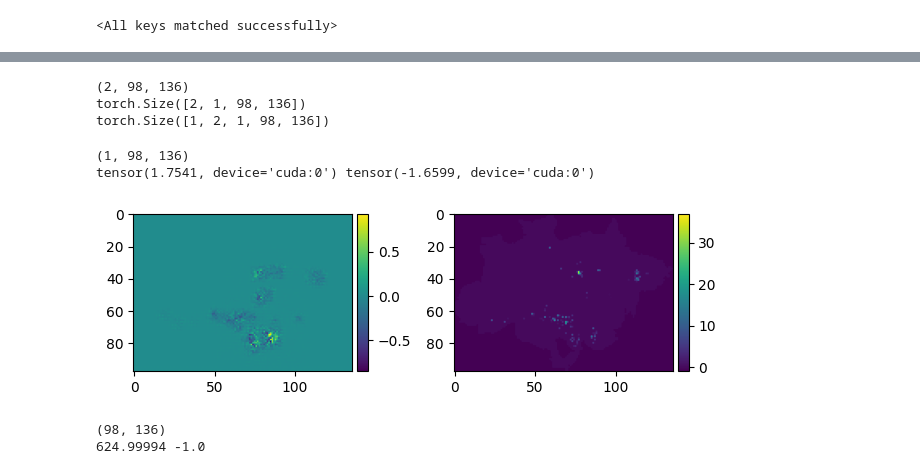
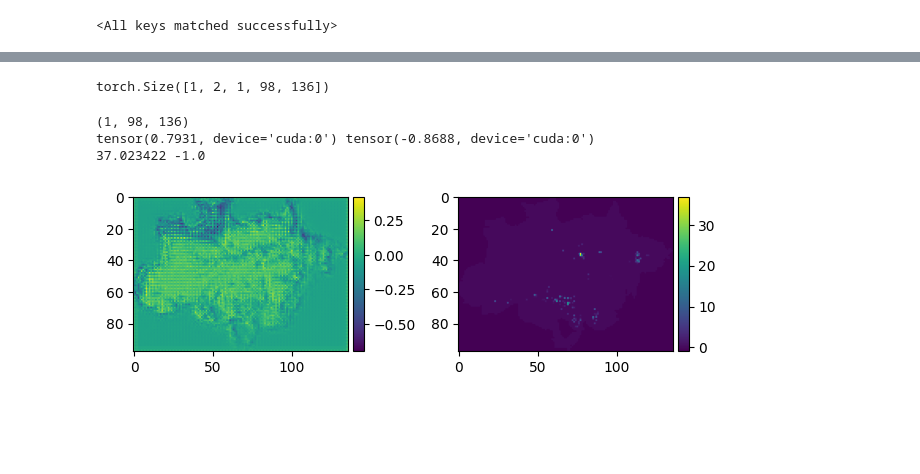
Before and after one commit to thimabru1010/AmazonDeforestation_Prediction, a Jupyter notebook: explore_test_model.ipynb, the cells around one changed output, grey strips where cells are left out. Saved outputs shown, nothing was run; the diff lists cells and outputs as text; code cells hidden in the pictures; blank space fills up the shorter version.

```diff
--- a/explore_test_model.ipynb
+++ b/explore_test_model.ipynb
@@ -31,9 +45,9 @@ custom_training_config = {
     # 'metrics': ['mse', 'mae', 'acc', 'Recall', 'Precision', 'f1_score', 'CM'],
     'metrics': ['mse', 'mae'],
 
-    'ex_name': 'custom_exp03', # custom_exp
+    'ex_name': 'custom_exp08', # custom_exp
     'dataname': 'custom',
-    'in_shape': [2, 1, 98, 136], # T, C, H, W = self.args.in_shape
+    'in_shape': [2, 14, 98, 136], # T, C, H, W = args.in_shape
     'patience': 10,
     'delta': 0.001,
 }
@@ -62,5 +76,5 @@ model.load_state_dict(torch.load(os.path.join(work_dir_path, 'checkpoint.pth')))
 [False, True]
 <All keys matched successfully>
 # %%
-imgs_lst = ['data/IBAMA/25K/Geotiff-INPE/tiffs/ArCS010720.tif', 'data/IBAMA/25K/Geotiff-INPE/tiffs/ArCS160720.tif',
-            'data/IBAMA/25K/Geotiff-INPE/tiffs/ArCS010820.tif', 'data/IBAMA/25K/Geotiff-INPE/tiffs/ArCS160820.tif']
+imgs_lst = ['data/IBAMA_INPE/25K/INPE/tiff/ArCS010720.tif', 'data/IBAMA_INPE/25K/INPE/tiff/ArCS160720.tif',
+            'data/IBAMA_INPE/25K/INPE/tiff/ArCS010820.tif', 'data/IBAMA_INPE/25K/INPE/tiff/ArCS160820.tif']
@@ -66,0 +129,9 @@ imgs_lst = ['data/IBAMA/25K/Geotiff-INPE/tiffs/ArCS010720.tif', 'data/IBAMA/25K/
+# %%
+train_set = IbamaInpe25km_Dataset(root_dir=root_dir, Debug=False)
+
+mean, mean_for, mean_clouds = train_set.mean, train_set.mean_for, train_set.mean_clouds
+std, std_for, std_clouds = train_set.std, train_set.std_for, train_set.std_clouds
+
+print()
+print(mean, mean_for, mean_clouds)
+print(std, std_for, std_clouds)
@@ -67,54 +205,47 @@ imgs_lst = ['data/IBAMA/25K/Geotiff-INPE/tiffs/ArCS010720.tif', 'data/IBAMA/25K/
 # %%
-mean = 0.00870167
-std = 0.30169973
+# mean = 0.00870167
+# std = 0.30169973
+
 # for img_name in imgs_lst:
-img1 = load_tif_image(imgs_lst[0])
-img2 = load_tif_image(imgs_lst[1])
-img = np.stack([img1, img2], axis=0)
-print(img.shape)
-img = torch.tensor(img).unsqueeze(1).to(device)
-print(img.shape)
-img[img < -1e38] = 0
-img_norm = (img - mean) / std
+# img1 = load_tif_image(imgs_lst[0])
+# img2 = load_tif_image(imgs_lst[1])
+# img = np.stack([img1, img2], axis=0)
+# print(img.shape)
+# img = torch.tensor(img).unsqueeze(1).to(device)
+# print(img.shape)
+# img[img < -1e38] = 0
+# img_norm = (img - mean) / std
 with torch.no_grad():
-    pred = model(img_norm.unsqueeze(0))
+    pred = model(torch.tensor(data).to(device).unsqueeze(0))
     print(pred.shape)
 # %% [output]
-(2, 98, 136)
-torch.Size([2, 1, 98, 136])
 torch.Size([1, 2, 1, 98, 136])
 # %%
 # Plot pred and img_lst[2] side by side
 import matplotlib.pyplot as plt
 from mpl_toolkits.axes_grid1 import make_axes_locatable
 
 fig, ax = plt.subplots(1, 2)
 print(pred[0, 0].cpu().numpy().shape)
 im1 = ax[0].imshow(pred[0, 0, 0].cpu().numpy())
 divider = make_axes_locatable(ax[0])
 cax = divider.append_axes("right", size="5%", pad=0.05)
 fig.colorbar(im1, cax=cax)
 print(pred.max(), pred.min())
 
 label = load_tif_image(imgs_lst[2])
-label[label < -1e38] = -1
+print(label.max(), label.min())
+# label[label < -1e38] = -1
 im2 = ax[1].imshow(label)
 divider = make_axes_locatable(ax[1])
 cax = divider.append_axes("right", size="5%", pad=0.05)
 fig.colorbar(im2, cax=cax)
 plt.tight_layout()
 plt.show()
 
-fig.savefig("figure.png", dpi=300)
+fig.savefig("figure_exp08.png", dpi=300)
 # %% [output]
 (1, 98, 136)
-tensor(1.7541, device='cuda:0') tensor(-1.6599, device='cuda:0')
+tensor(0.7931, device='cuda:0') tensor(-0.8688, device='cuda:0')
+37.023422 -1.0
-[figure, old version]
+[figure, new version]
-# %%
-img_path = 'data/IBAMA/25K/INPE/tiff/nv20170801.tif'
-img = load_tif_image(img_path)
-print(img.shape)
-print(img.max(), img.min())
-# %% [output]
-(98, 136)
-624.99994 -1.0
```
Also changed, not shown: parts of 11 cells of this notebook, 10 other files.
